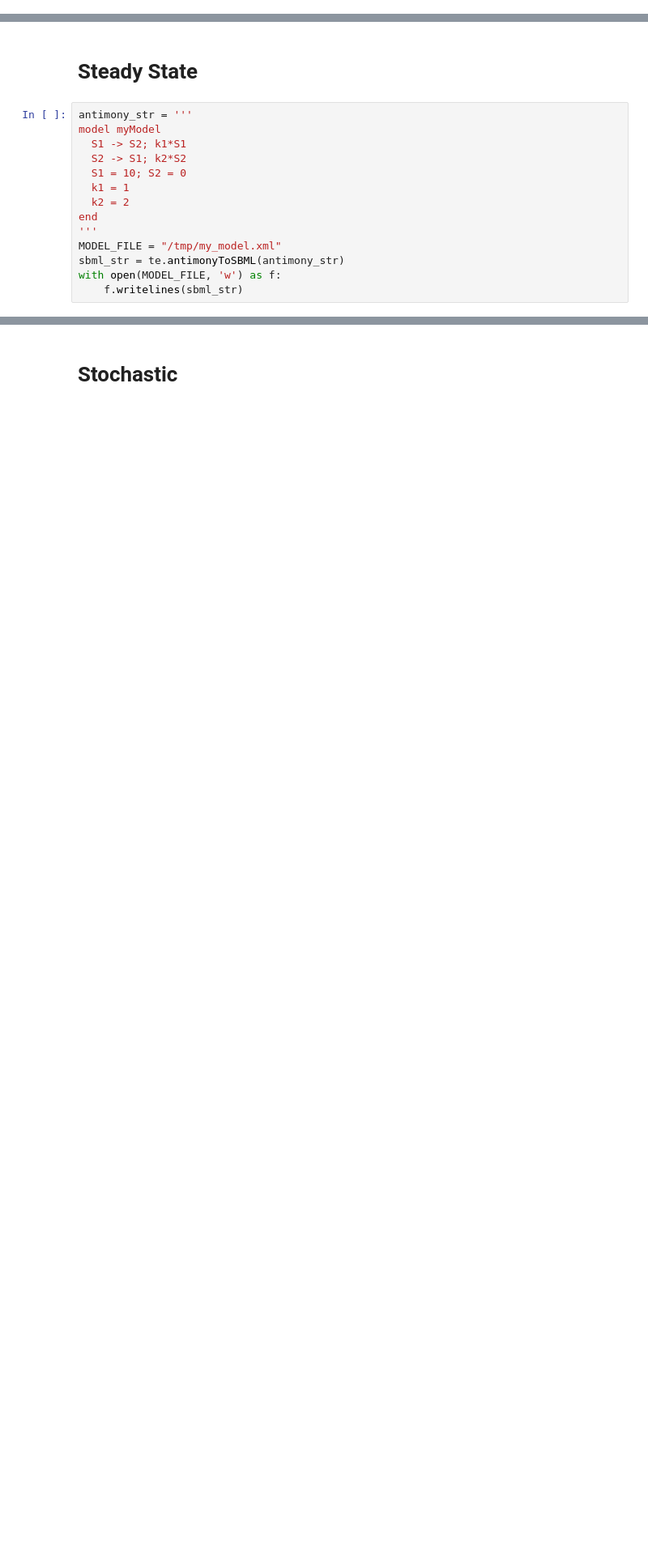
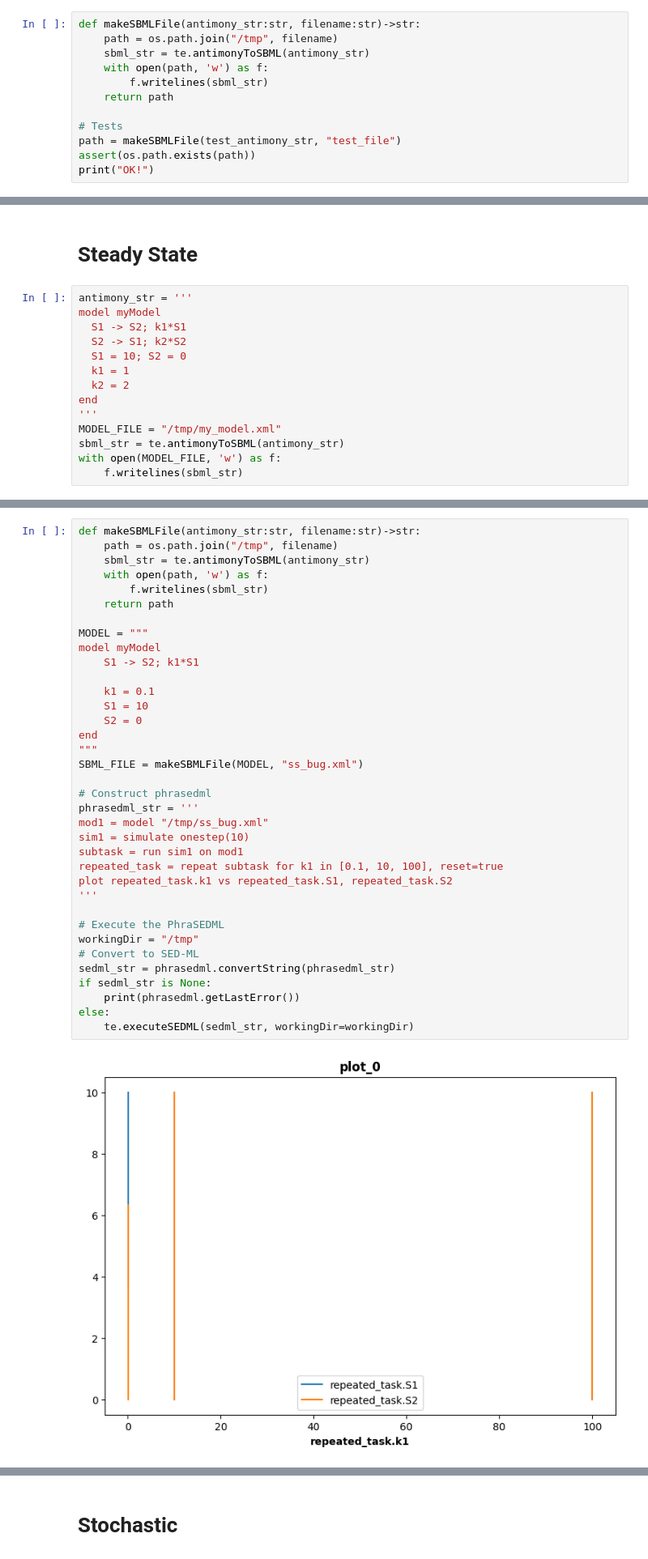
Before and after one commit to sys-bio/SimpleSEDML, a Jupyter notebook: notebooks/explore_sedml.ipynb, the cells around one changed output, grey strips where cells are left out. Shown: that part at 81% size. Saved outputs shown, nothing was run; the diff lists cells and outputs as text; blank space fills up the shorter version.

```diff
--- a/notebooks/explore_sedml.ipynb
+++ b/notebooks/explore_sedml.ipynb
@@ -8,0 +25,12 @@ import phrasedml
+# %%
+def makeSBMLFile(antimony_str:str, filename:str)->str:
+    path = os.path.join("/tmp", filename)
+    sbml_str = te.antimonyToSBML(antimony_str)
+    with open(path, 'w') as f:
+        f.writelines(sbml_str)
+    return path
+
+# Tests
+path = makeSBMLFile(test_antimony_str, "test_file")
+assert(os.path.exists(path))
+print("OK!")
@@ -470,0 +432,38 @@ te.getLastReport()
+# %%
+def makeSBMLFile(antimony_str:str, filename:str)->str:
+    path = os.path.join("/tmp", filename)
+    sbml_str = te.antimonyToSBML(antimony_str)
+    with open(path, 'w') as f:
+        f.writelines(sbml_str)
+    return path
+
+MODEL = """
+model myModel
+    S1 -> S2; k1*S1
+
+    k1 = 0.1
+    S1 = 10
+    S2 = 0
+end
+"""
+SBML_FILE = makeSBMLFile(MODEL, "ss_bug.xml")
+
+# Construct phrasedml
+phrasedml_str = '''
+mod1 = model "/tmp/ss_bug.xml"
+sim1 = simulate onestep(10)
+subtask = run sim1 on mod1
+repeated_task = repeat subtask for k1 in [0.1, 10, 100], reset=true
+plot repeated_task.k1 vs repeated_task.S1, repeated_task.S2
+'''
+
+# Execute the PhraSEDML
+workingDir = "/tmp"
+# Convert to SED-ML
+sedml_str = phrasedml.convertString(phrasedml_str)
+if sedml_str is None:
+    print(phrasedml.getLastError())
+else:
+    te.executeSEDML(sedml_str, workingDir=workingDir)
+# %% [output]
+[figure, added]
```
Also changed, not shown: parts of 19 cells of this notebook, 17 other files.
